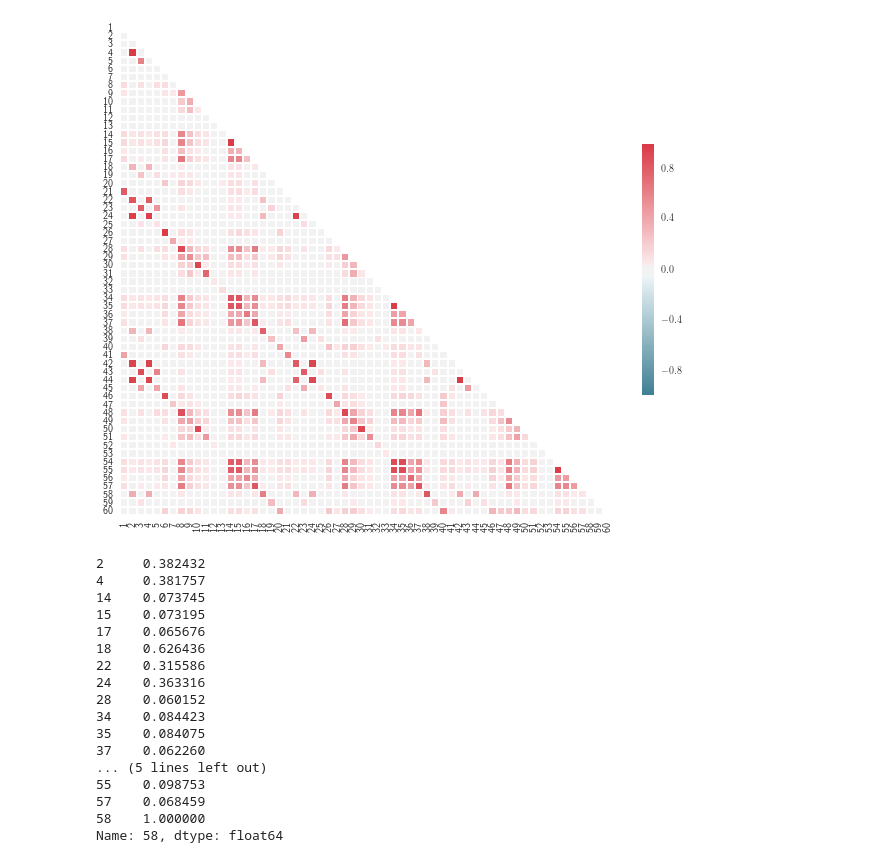
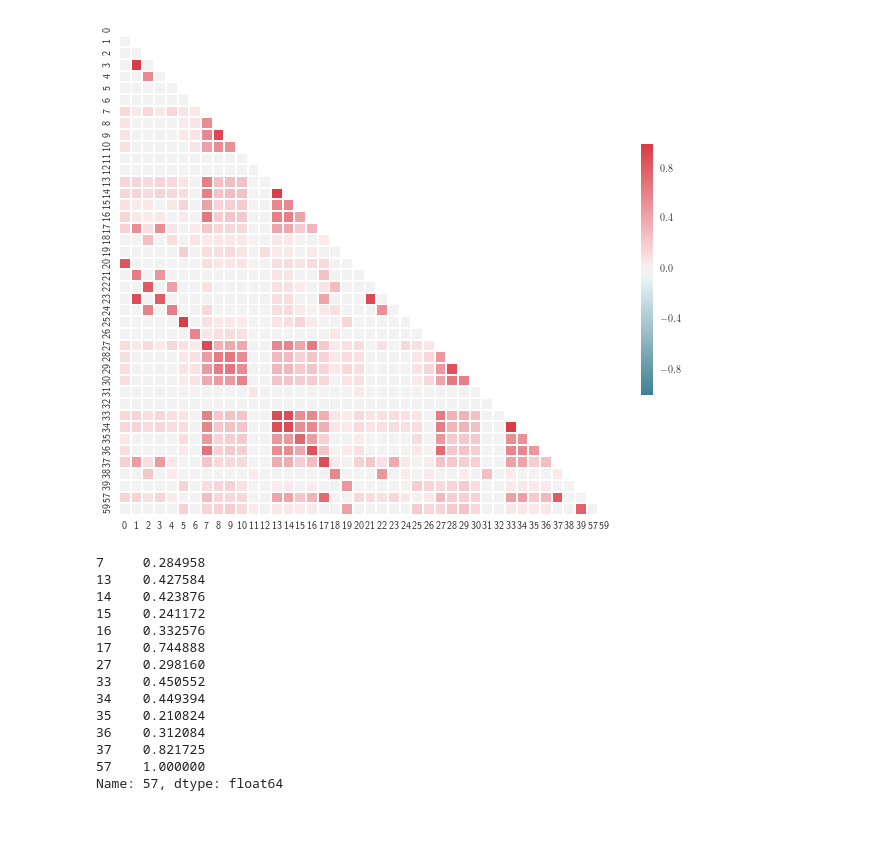
Before and after one commit to hebda/GitWatch, a Jupyter notebook: training/Training.ipynb, the cells around one changed output. Saved outputs shown, nothing was run; the diff lists cells and outputs as text; code cells hidden in the pictures; blank space fills up the shorter version.

Commit message:
all the training stuff happened here

```diff
--- a/training/Training.ipynb
+++ b/training/Training.ipynb
@@ -2,6 +2,9 @@
 import numpy as np
 import pandas as pd
 from sklearn.ensemble import GradientBoostingRegressor
+from sklearn.ensemble import GradientBoostingClassifier
+from sklearn.ensemble import RandomForestRegressor
+from sklearn.linear_model import LinearRegression
 import seaborn as sns
 import matplotlib.pyplot as plt
 from string import letters
@@ -10,47 +13,49 @@ from string import letters
 sns.set(style="white")
 
 # Read a dataset
-#rs = np.random.RandomState(33)
-d=pd.read_csv('training_set.csv',header=None,index_col=0)
+d=pd.read_csv('training_set.csv',header=None,index_col=False)
+
+#d.iloc[:,range(40)+[58]]
+d.columns = ['id']+range(60)
+d.index = d['id']
+d=d.drop('id',1)
+d_full=d
 # %%
 # Compute the correlation matrix
-corr = d.ix[:,1:60].corr()
+corr = d.ix[:,range(40)+[57,59]].corr()
 
 # Generate a mask for the upper triangle
 mask = np.zeros_like(corr, dtype=np.bool)
 mask[np.triu_indices_from(mask)] = True
 
 # Set up the matplotlib figure
 f, ax = plt.subplots(figsize=(11, 9))
 
 # Generate a custom diverging colormap
 cmap = sns.diverging_palette(220, 10, as_cmap=True)
 
 # Draw the heatmap with the mask and correct aspect ratio
 sns.heatmap(corr, mask=mask, cmap=cmap, #vmax=.5,
             square=True, #xticklabels=2, yticklabels=2,
             linewidths=.5, cbar_kws={"shrink": .5}, ax=ax)
 
-f.savefig('test.png')
+f.savefig('corr.pdf')
 # %% [output]
-[figure, old version]
+[figure, new version]
 # %%
-corr.ix[58,corr.ix[58,:]>0.06]
+corr.ix[57,corr.ix[57,:]>0.2]
 # %% [output]
-2     0.382432
-4     0.381757
-14    0.073745
-15    0.073195
-17    0.065676
-18    0.626436
-22    0.315586
-24    0.363316
-28    0.060152
-34    0.084423
-35    0.084075
-37    0.062260
-... (5 lines left out)
-55    0.098753
-57    0.068459
-58    1.000000
-Name: 58, dtype: float64
+7     0.284958
+13    0.427584
+14    0.423876
+15    0.241172
+16    0.332576
+17    0.744888
+27    0.298160
+33    0.450552
+34    0.449394
+35    0.210824
+36    0.312084
+37    0.821725
+57    1.000000
+Name: 57, dtype: float64
```
Also changed, not shown: parts of 16 cells of this notebook.
